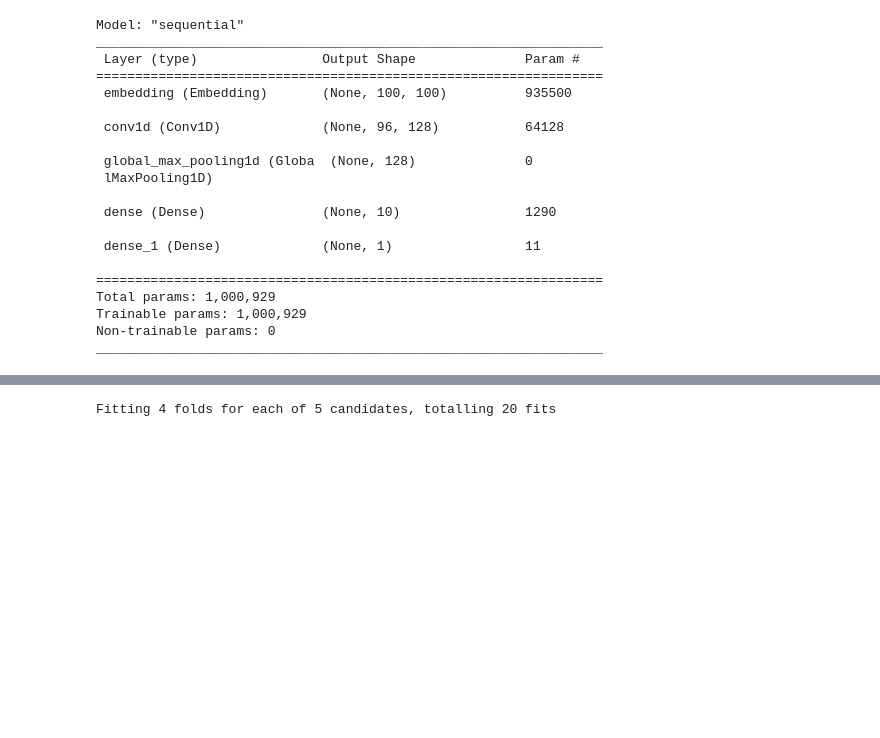
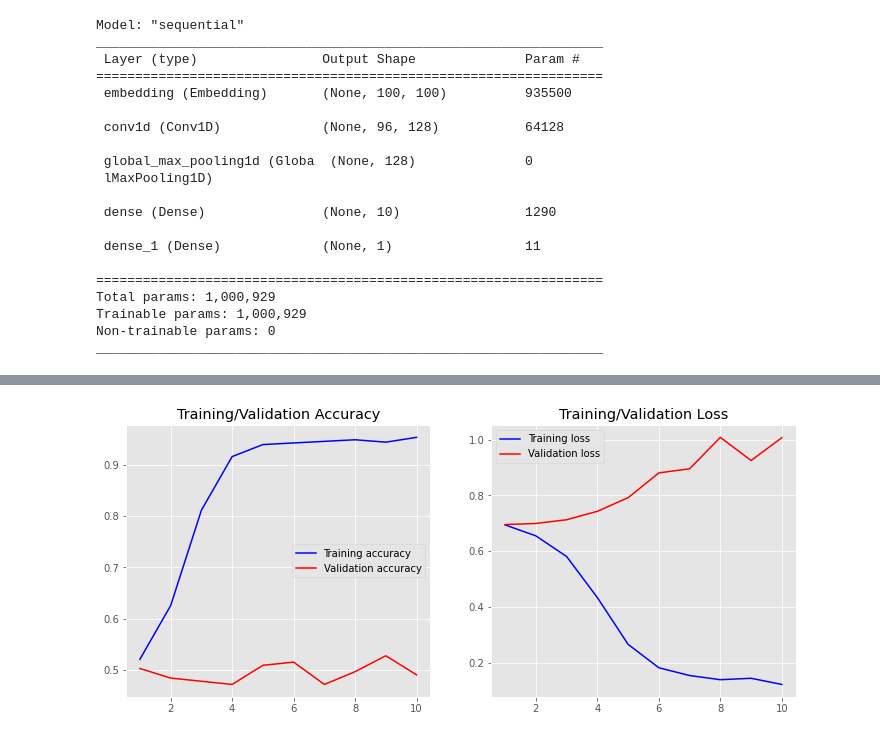
Before and after one commit to shoggart/final-project, a Jupyter notebook: final_project.ipynb, the cells around one changed output, grey strips where cells are left out. Drawn from its saved outputs; the diff is of its cells as text; code cells hidden in the pictures; blank space fills up the shorter version.

```diff
--- a/final_project.ipynb
+++ b/final_project.ipynb
@@ -579,12 +694,10 @@ _________________________________________________________________
 # %%
-history = model.fit(X_train, y_train,
-                    epochs=10,
-                    verbose=False,
-                    validation_data=(X_test, y_test),
-                    batch_size=10)
+# Calculate model accuracy and loss from training data.
 loss, accuracy = model.evaluate(X_train, y_train, verbose=False)
 print("Training Accuracy: {:.4f}".format(accuracy))
+print("Training Loss: {:.4f}".format(loss))
+# Calculate model accuracy and loss from test data.
 loss, accuracy = model.evaluate(X_test, y_test, verbose=False)
-print("Testing Accuracy:  {:.4f}".format(accuracy))
-plot_history(history)
+print("Testing Accuracy: {:.4f}".format(accuracy))
+print("Testing Loss: {:.4f}".format(loss))
 # %% [output]
@@ -594,3 +708,7 @@ Testing Accuracy:  0.5280
+# %%
+plt_hist(history)
+# %% [output]
+[figure, added]
 # %%
 def create_model(num_filters, kernel_size, vocab_size, embedding_dim, maxlen):
     model = Sequential()
@@ -604,7 +722,7 @@ def create_model(num_filters, kernel_size, vocab_size, embedding_dim, maxlen):
                   metrics=['accuracy'])
     return model
 # %%
-epochs = 20
+epochs = 10
 embedding_dim = 50
 maxlen = 100
 
@@ -617,13 +735,10 @@ model = KerasClassifier(build_fn=create_model,
                             epochs=epochs, batch_size=10,
                             verbose=False)
 grid = RandomizedSearchCV(estimator=model, param_distributions=param_grid,
-                              cv=4, verbose=1, n_iter=5)
+                              cv=4, verbose=False, n_iter=5)
 grid_result = grid.fit(X_train, y_train)
 
-    # Evaluate testing set
 test_accuracy = grid.score(X_test, y_test)
-# %% [output]
-Fitting 4 folds for each of 5 candidates, totalling 20 fits
 # %%
 s = ('Best Accuracy : '
              '{:.4f}\n{}\nTest Accuracy : {:.4f}\n\n')
```
Also changed, not shown: parts of 50 cells of this notebook.
